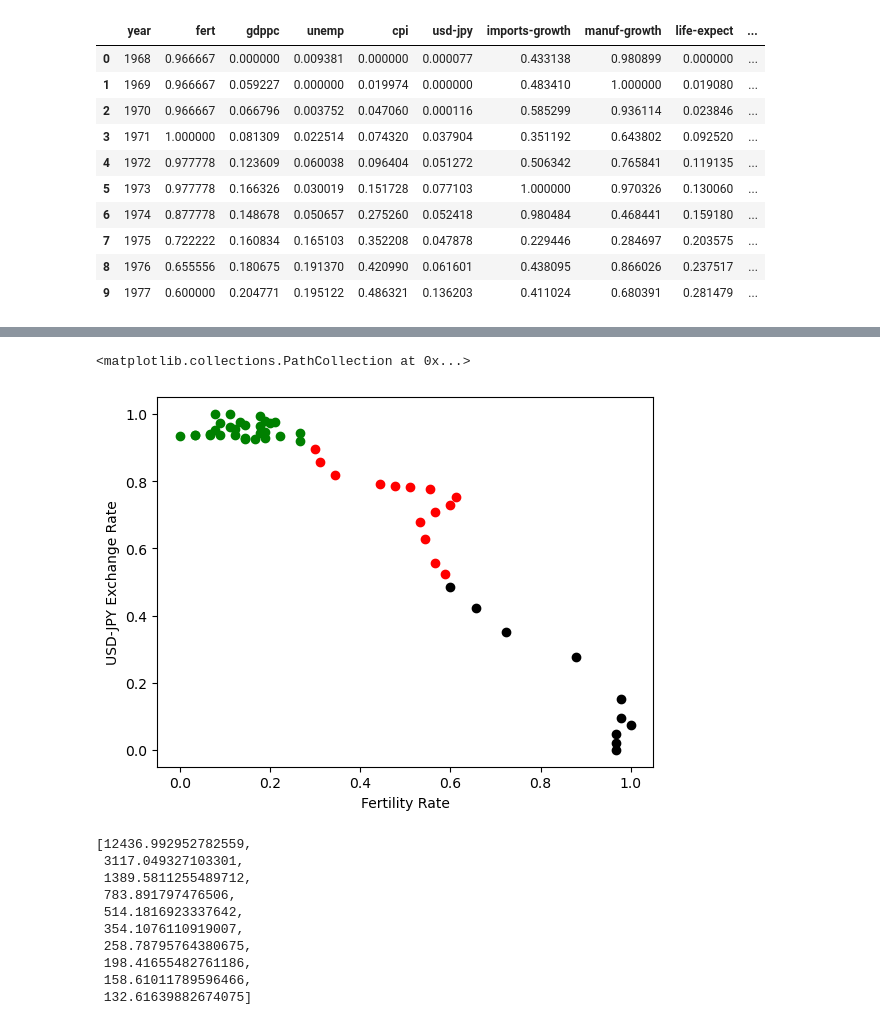
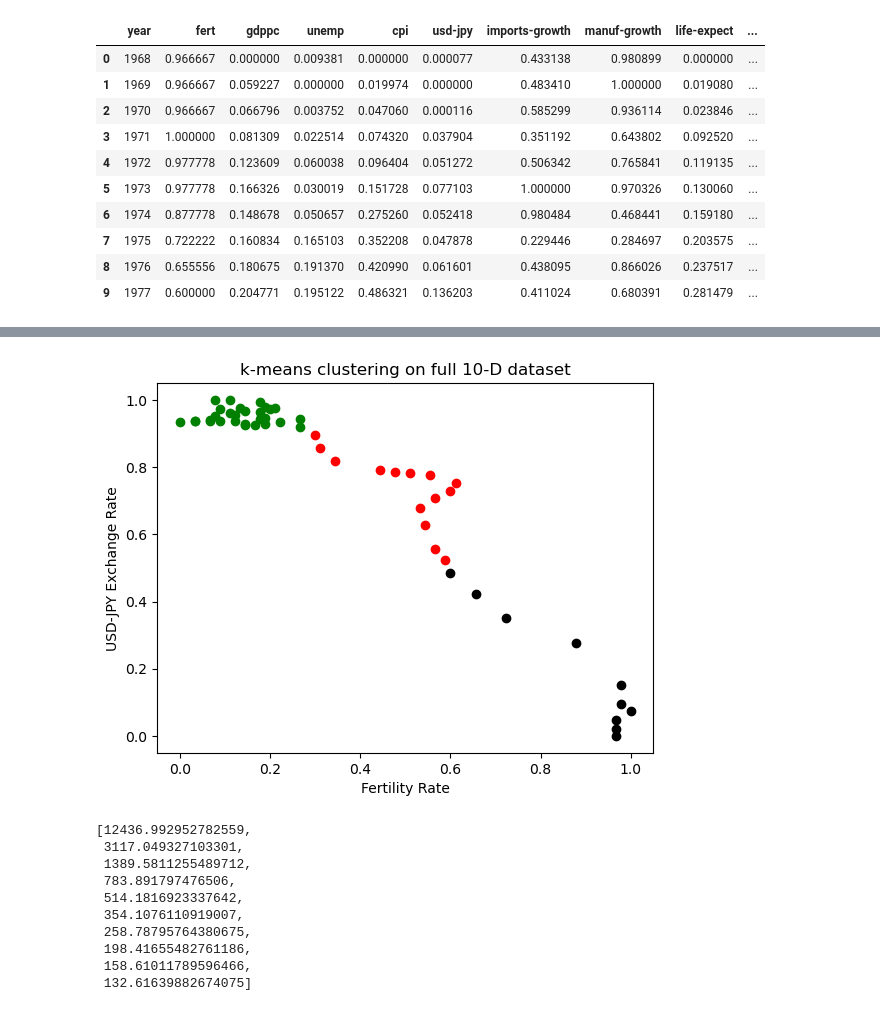
Before and after one commit to khilbert/data-science-projects, a Jupyter notebook: clustering.ipynb, the cells around one changed output, grey strips where cells are left out. Saved outputs shown, nothing was run; the diff lists cells and outputs as text; code cells hidden in the pictures.

```diff
--- a/clustering.ipynb
+++ b/clustering.ipynb
@@ -130,19 +131,20 @@ plt.show()
-# %%
-# Performance of k-means on the scaled, full dataset for a different pair of variables for interest
-
-df1 = df[df.cluster==0]
-df2 = df[df.cluster==1]
-df3 = df[df.cluster==2]
-
-plt.xlabel('Fertility Rate')
-plt.ylabel('USD-JPY Exchange Rate')
-
-plt.scatter(df1['fert'], df1['cpi'], color ='green')
-plt.scatter(df2['fert'], df2['cpi'], color ='red')
-plt.scatter(df3['fert'], df3['cpi'], color ='black')
-# %% [output]
-<matplotlib.collections.PathCollection at 0x...>
-[figure, removed]
+# %%
+# Performance of k-means on the scaled, full dataset for a different pair of variables for interest
+
+df1 = df[df.cluster==0]
+df2 = df[df.cluster==1]
+df3 = df[df.cluster==2]
+
+plt.xlabel('Fertility Rate')
+plt.ylabel('USD-JPY Exchange Rate')
+
+plt.scatter(df1['fert'], df1['cpi'], color ='green')
+plt.scatter(df2['fert'], df2['cpi'], color ='red')
+plt.scatter(df3['fert'], df3['cpi'], color ='black')
+plt.title("k-means clustering on full 10-D dataset")
+plt.show()
+# %% [output]
+[figure, added]
 # %%
 # Calculate the ''inertia'', i.e. the sum of the squares of each data point to its closest centroid
 # Inertia is a common metric for evaluating the performance of the k-means clustering algorithm
```
Also changed, not shown: parts of 4 cells of this notebook.
